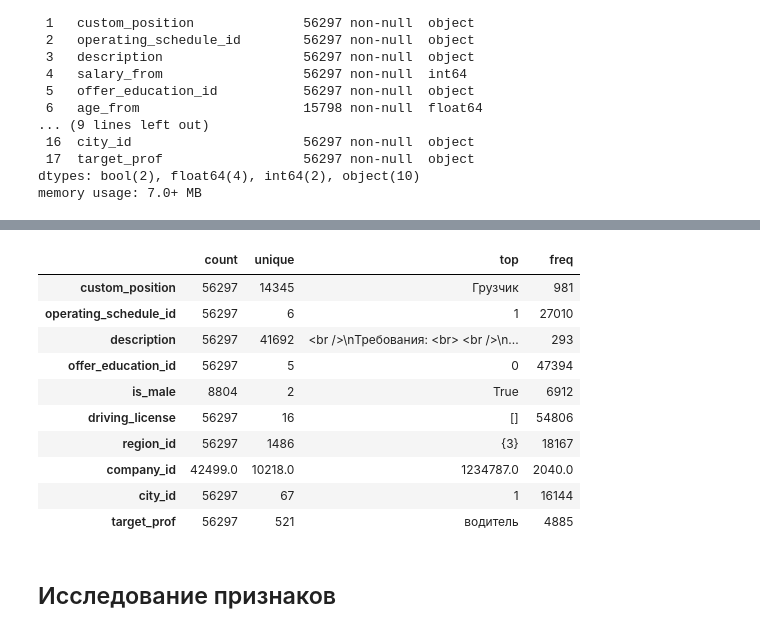
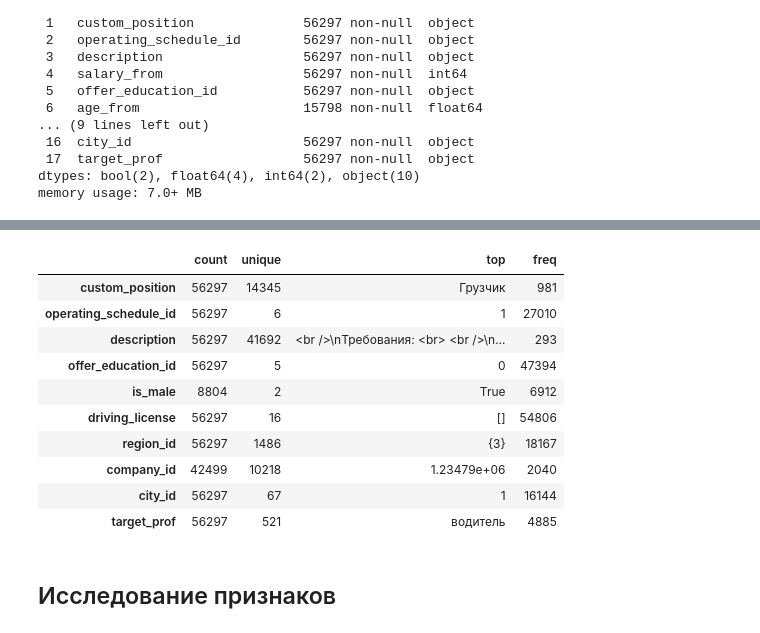
Before and after one commit to Metafiz/recruitment, a Jupyter notebook: baseline.ipynb, the cells around one changed output, grey strips where cells are left out. Cells and saved outputs as stored; diff of their text form; code cells hidden in the pictures.

```diff
--- a/baseline.ipynb
+++ b/baseline.ipynb
@@ -146,17 +167,17 @@ data.describe().T
 | salary_to | 34829.0 | 46912.823423 | 111741.706222 | -1.0 | 20000.0 | 40000.0 | 65000.0 | 19002500.0 |
 # %%
 # описательная статистика по категориальным признакам
-data[categorical_columns].describe().T
+data.describe(include=[object]).T
 # %% [output]
 |  | count | unique | top | freq |
 | custom_position | 56297 | 14345 | Грузчик | 981 |
 | operating_schedule_id | 56297 | 6 | 1 | 27010 |
 | description | 56297 | 41692 | <br />\nТребования: <br> <br />\n... | 293 |
 | offer_education_id | 56297 | 5 | 0 | 47394 |
 | is_male | 8804 | 2 | True | 6912 |
 | driving_license | 56297 | 16 | [] | 54806 |
 | region_id | 56297 | 1486 | {3} | 18167 |
-| company_id | 42499.0 | 10218.0 | 1234787.0 | 2040.0 |
+| company_id | 42499 | 10218 | 1.23479e+06 | 2040 |
 | city_id | 56297 | 67 | 1 | 16144 |
 | target_prof | 56297 | 521 | водитель | 4885 |
 # %% [markdown]
```
Also changed, not shown: parts of 96 cells of this notebook.
